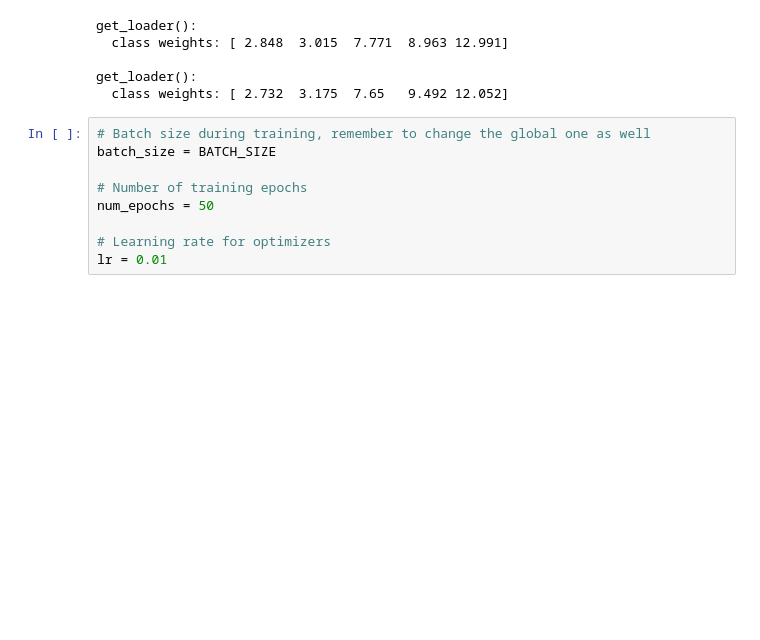
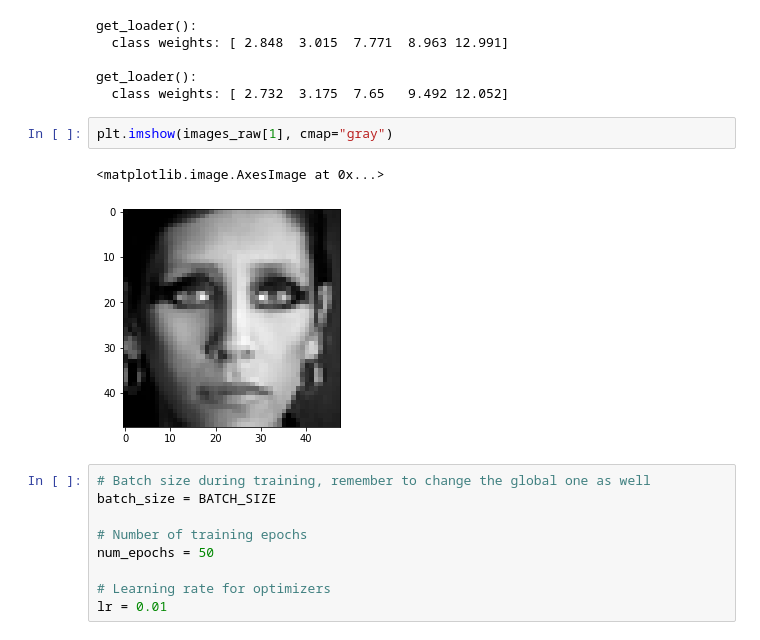
Before and after one commit to swegg4n/AML-EmotionRecognition, a Jupyter notebook: alexnet_model_train.ipynb, the cells around one changed output. Cells and saved outputs as stored; diff of their text form; blank space fills up the shorter version.

```diff
--- a/alexnet_model_train.ipynb
+++ b/alexnet_model_train.ipynb
@@ -184,6 +184,11 @@ get_loader():
 
 get_loader():
   class weights: [ 2.732  3.175  7.65   9.492 12.052]
+# %%
+plt.imshow(images_raw[1], cmap="gray")
+# %% [output]
+<matplotlib.image.AxesImage at 0x...>
+[figure, added]
 # %%
 # Batch size during training, remember to change the global one as well
 batch_size = BATCH_SIZE
```
Also changed, not shown: parts of 2 cells of this notebook, 1 other file.
